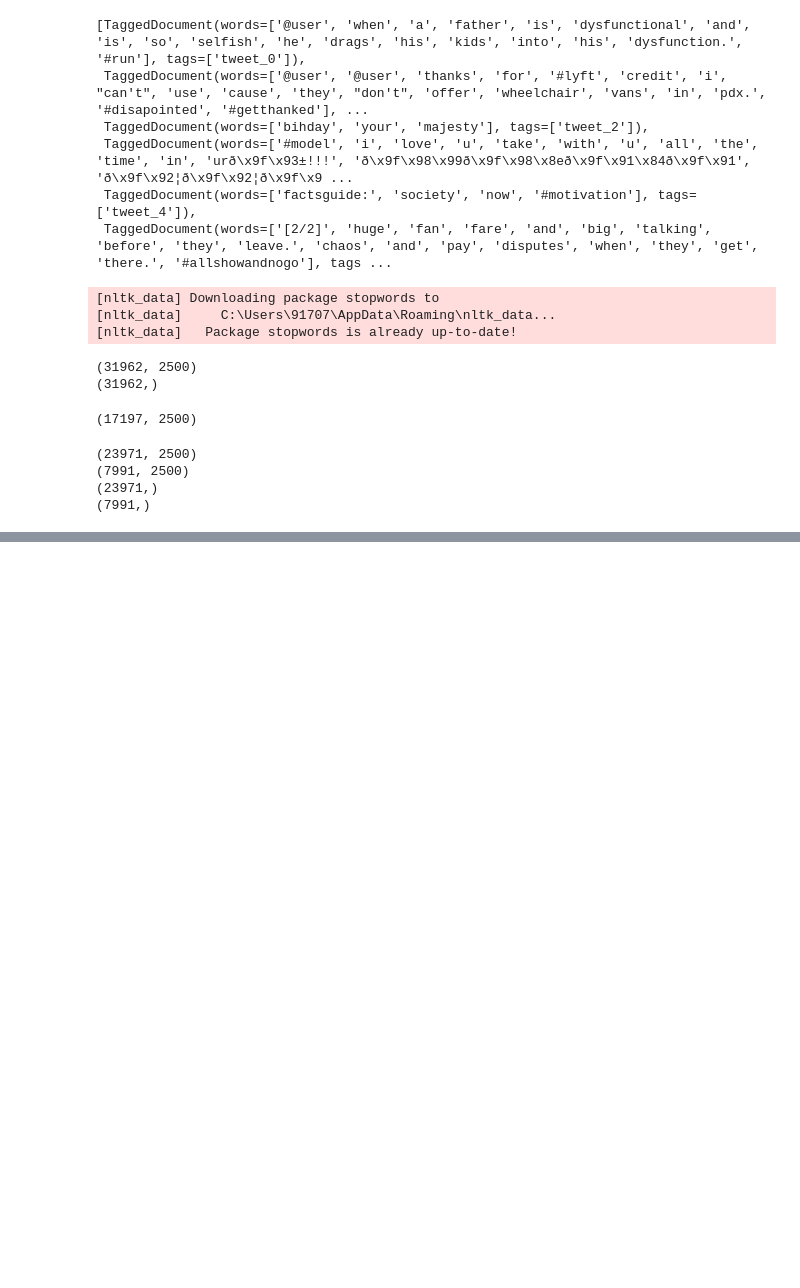
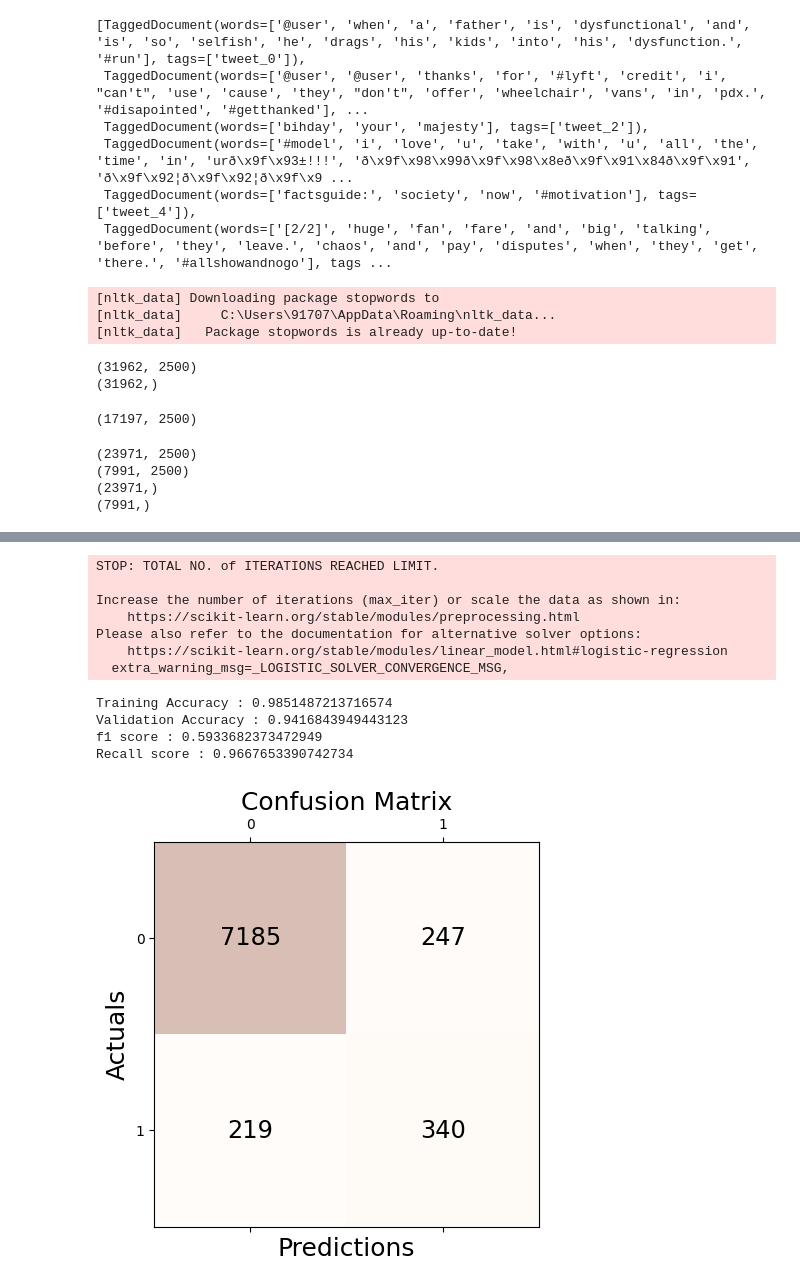
Before and after one commit to AnantDuhan/Sentiment-Analysis-of-Tweets, a Jupyter notebook: Twitter_Sentiment.ipynb, the cells around one changed output, grey strips where cells are left out. Cells and saved outputs as stored; diff of their text form; code cells hidden in the pictures; blank space fills up the shorter version.

Commit message:
Added precision, recall and accuracy score

```diff
--- a/Twitter_Sentiment.ipynb
+++ b/Twitter_Sentiment.ipynb
@@ -536,0 +514,65 @@ f1 score : 0.5748502994011976
+# %%
+from sklearn.linear_model import LogisticRegression
+import matplotlib.pyplot as plt
+from sklearn.metrics import precision_score, recall_score, f1_score, accuracy_score
+
+model = LogisticRegression()
+model.fit(x_train, y_train)
+
+y_pred = model.predict(x_valid)
+
+# confusion matrix
+conf_matrix = confusion_matrix(y_valid, y_pred)
+
+for i in range(conf_matrix.shape[0]):
+    for j in range(conf_matrix.shape[1]):
+        recall_score = conf_matrix[0][0] / \
+            (conf_matrix[0][0] + conf_matrix[0][1])
+
+
+for i in range(conf_matrix.shape[0]):
+    for j in range(conf_matrix.shape[1]):
+        precision_score = conf_matrix[0][0] / \
+            (conf_matrix[0][0] + conf_matrix[1][0])
+
+for i in range(conf_matrix.shape[0]):
+    for j in range(conf_matrix.shape[1]):
+        accuracy_score = (conf_matrix[0][0] + conf_matrix[1][1]) / \
+            (conf_matrix[0][0] + conf_matrix[0][1] +
+             conf_matrix[1][0] + conf_matrix[1][1])
+
+print("Training Accuracy :", model.score(x_train, y_train))
+print("Validation Accuracy :", model.score(x_valid, y_valid))
+print("Recall score :", recall_score)
+print("Accuracy score :", accuracy_score)
+
+
+# calculating the f1 score for the validation set
+print("f1 score :", f1_score(y_valid, y_pred))
+
+# print(cm)
+
+fig, ax = plt.subplots(figsize=(5, 5))
+ax.matshow(conf_matrix, cmap=plt.cm.Oranges, alpha=0.3)
+for i in range(conf_matrix.shape[0]):
+    for j in range(conf_matrix.shape[1]):
+        ax.text(x=j, y=i, s=conf_matrix[i, j],
+                va='center', ha='center', size='xx-large')
+
+plt.xlabel('Predictions', fontsize=18)
+plt.ylabel('Actuals', fontsize=18)
+plt.title('Confusion Matrix', fontsize=18)
+plt.show()
+# %% [output]
+STOP: TOTAL NO. of ITERATIONS REACHED LIMIT.
+
+Increase the number of iterations (max_iter) or scale the data as shown in:
+    https://scikit-learn.org/stable/modules/preprocessing.html
+Please also refer to the documentation for alternative solver options:
+    https://scikit-learn.org/stable/modules/linear_model.html#logistic-regression
+  extra_warning_msg=_LOGISTIC_SOLVER_CONVERGENCE_MSG,
+Training Accuracy : 0.9851487213716574
+Validation Accuracy : 0.9416843949443123
+f1 score : 0.5933682373472949
+Recall score : 0.9667653390742734
+[figure, added]
```
Also changed, not shown: parts of 17 cells of this notebook.
